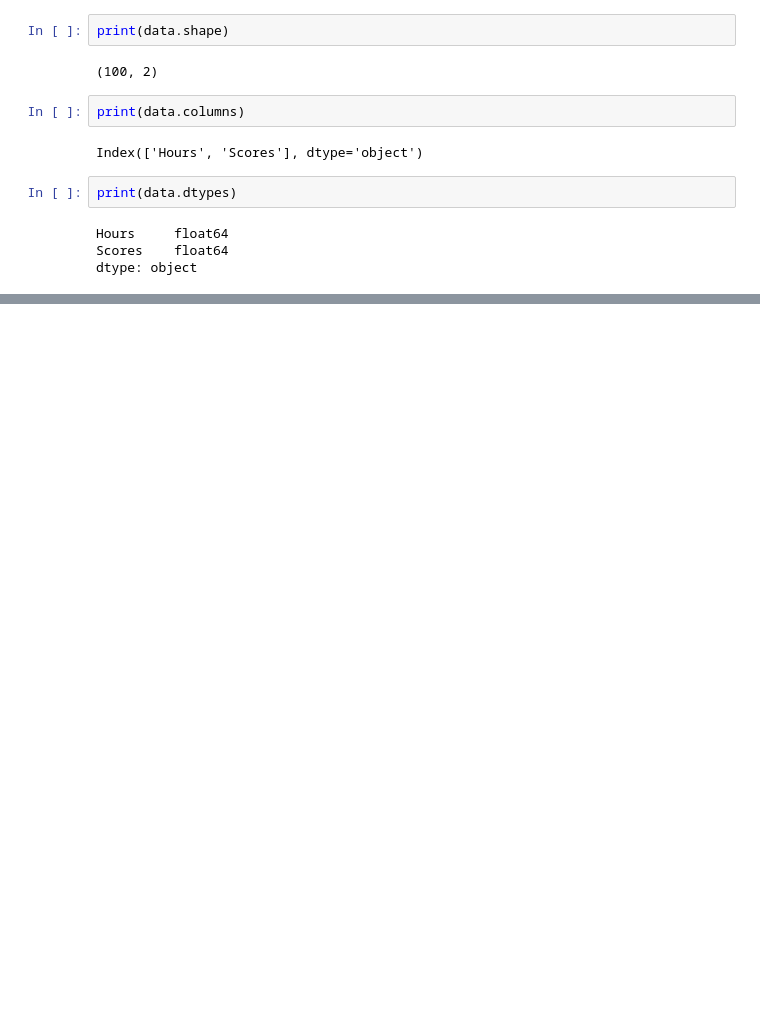
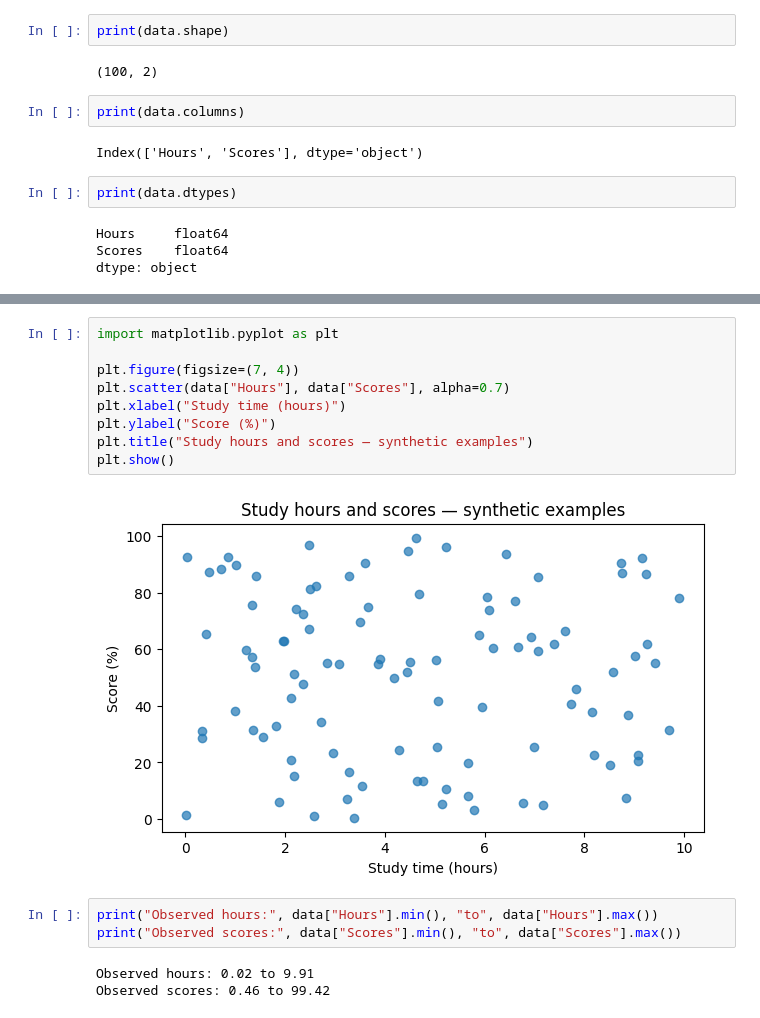
Before and after one commit to pikiriki/study-hours-exam-score, a Jupyter notebook: study_hours_exam_score.ipynb, the cells around one changed output, grey strips where cells are left out. Drawn from its saved outputs; the diff is of its cells as text; blank space fills up the shorter version.

Commit message:
Validate data and visualize the relationship

```diff
--- a/study_hours_exam_score.ipynb
+++ b/study_hours_exam_score.ipynb
@@ -66,0 +129,17 @@ dtype: object
+# %%
+import matplotlib.pyplot as plt
+
+plt.figure(figsize=(7, 4))
+plt.scatter(data["Hours"], data["Scores"], alpha=0.7)
+plt.xlabel("Study time (hours)")
+plt.ylabel("Score (%)")
+plt.title("Study hours and scores — synthetic examples")
+plt.show()
+# %% [output]
+[figure, added]
+# %%
+print("Observed hours:", data["Hours"].min(), "to", data["Hours"].max())
+print("Observed scores:", data["Scores"].min(), "to", data["Scores"].max())
+# %% [output]
+Observed hours: 0.02 to 9.91
+Observed scores: 0.46 to 99.42
```
Also changed, not shown: parts of 10 cells of this notebook.
